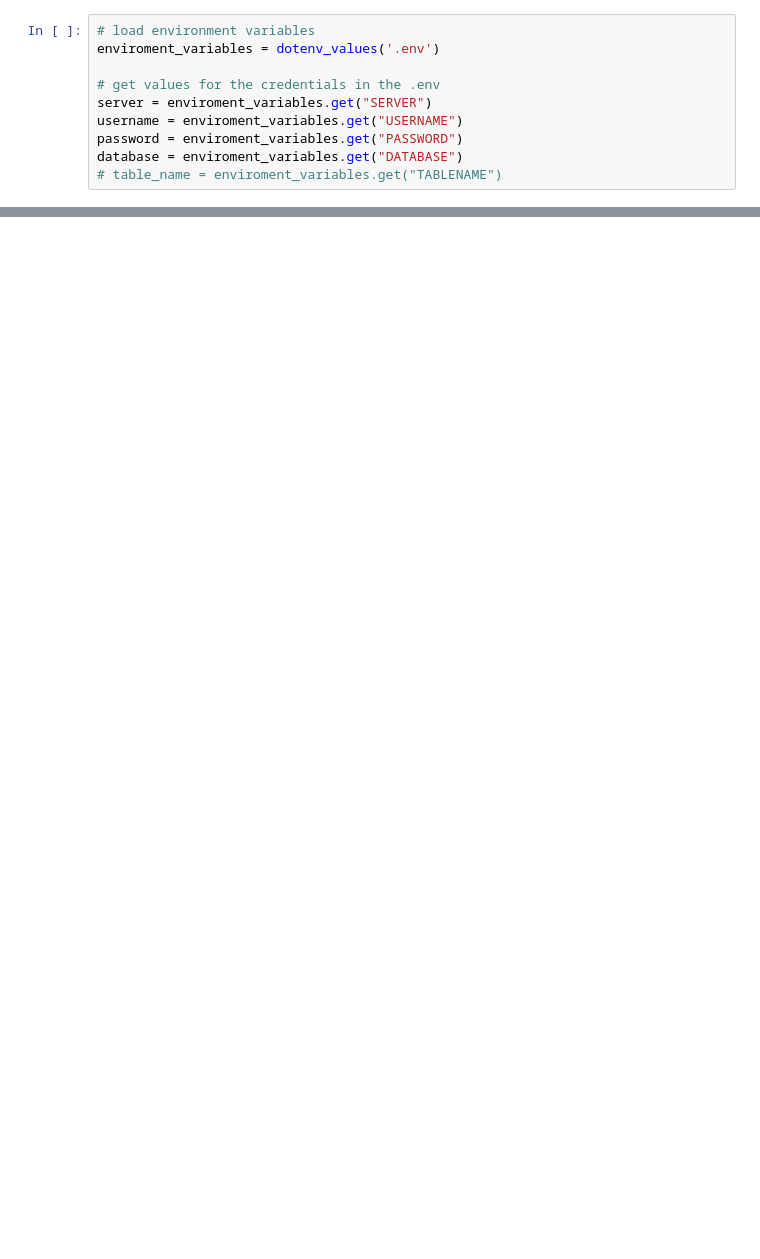
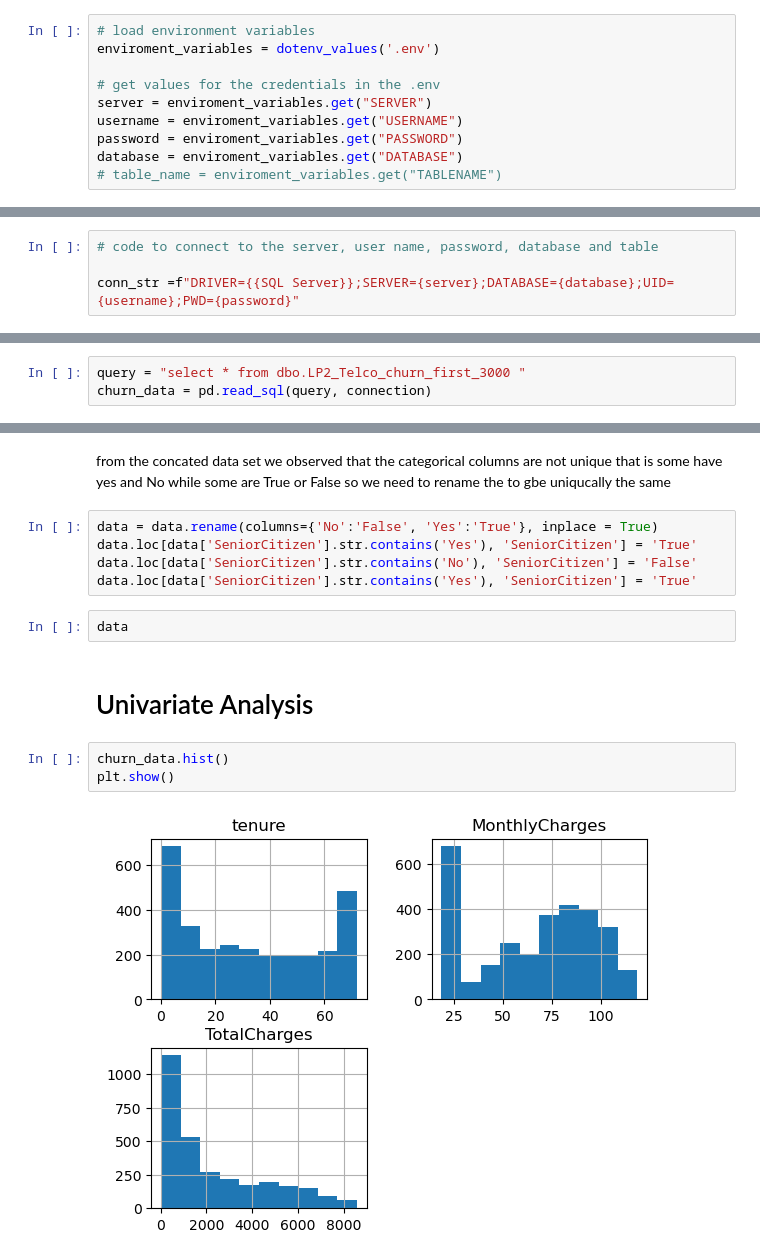
Before and after one commit to obiuzoma/LP2_Project, a Jupyter notebook: lp2.ipynb, the cells around one changed output, grey strips where cells are left out. Drawn from its saved outputs; the diff is of its cells as text; blank space fills up the shorter version.

Commit message:
Exploratory data analysis (EDA)

```diff
--- a/lp2.ipynb
+++ b/lp2.ipynb
@@ -49,0 +42,4 @@ InterfaceError: ('IM002', '[IM002] [Microsoft][ODBC Driver Manager] Data source
+# %%
+# code to connect to the server, user name, password, database and table
+
+conn_str =f"DRIVER={{SQL Server}};SERVER={server};DATABASE={database};UID={username};PWD={password}"
@@ -49,0 +53,3 @@ InterfaceError: ('IM002', '[IM002] [Microsoft][ODBC Driver Manager] Data source
+# %%
+query = "select * from dbo.LP2_Telco_churn_first_3000 "
+churn_data = pd.read_sql(query, connection)
@@ -49,0 +216,16 @@ InterfaceError: ('IM002', '[IM002] [Microsoft][ODBC Driver Manager] Data source
+# %% [markdown]
+from the concated data set we observed that the categorical columns are not unique that is some have yes and No while some are True or False so we need to rename the to gbe uniqucally the same
+# %%
+data = data.rename(columns={'No':'False', 'Yes':'True'}, inplace = True)
+data.loc[data['SeniorCitizen'].str.contains('Yes'), 'SeniorCitizen'] = 'True'
+data.loc[data['SeniorCitizen'].str.contains('No'), 'SeniorCitizen'] = 'False'
+data.loc[data['SeniorCitizen'].str.contains('Yes'), 'SeniorCitizen'] = 'True'
+# %%
+data
+# %% [markdown]
+# Univariate Analysis
+# %%
+churn_data.hist()
+plt.show()
+# %% [output]
+[figure, added]
```
Also changed, not shown: parts of 57 cells of this notebook.
